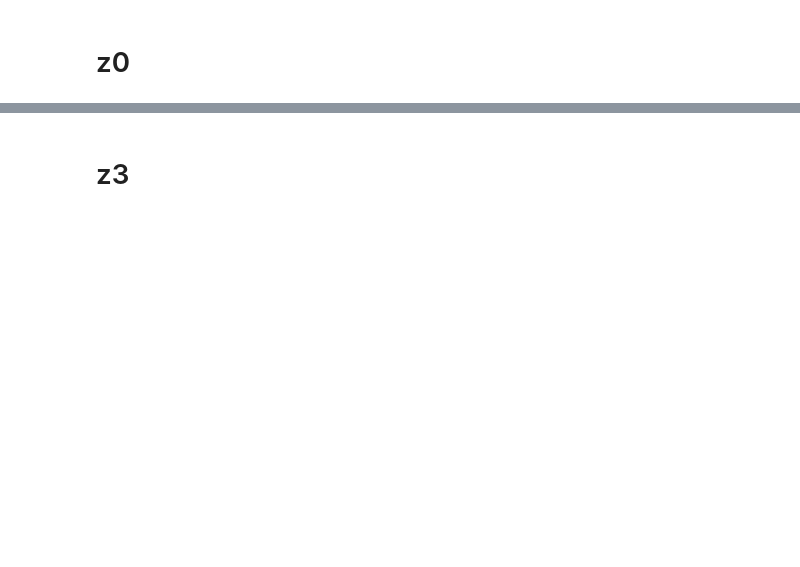
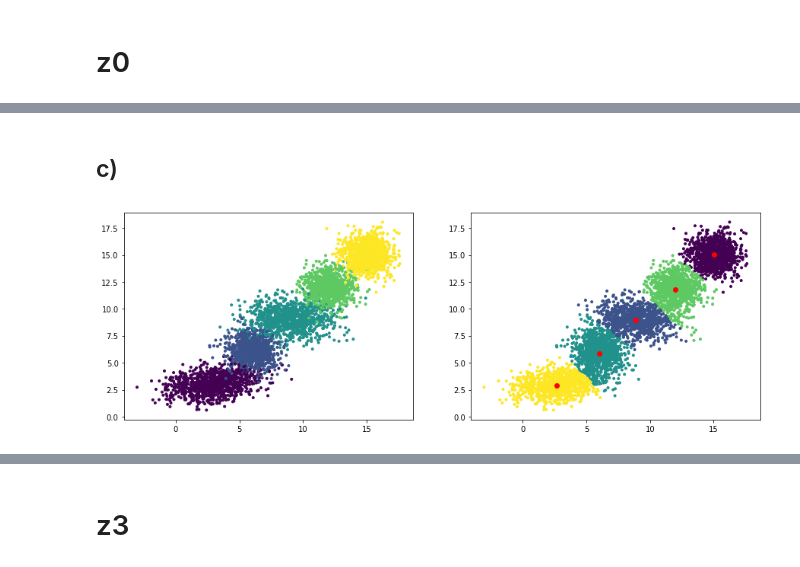
Before and after one commit to iCarrrot/DM, a Jupyter notebook: 3/lista 3.ipynb, the cells around one changed output, grey strips where cells are left out. Cells and saved outputs as stored; diff of their text form; code cells hidden in the pictures; blank space fills up the shorter version.

```diff
--- a/3/lista 3.ipynb
+++ b/3/lista 3.ipynb
@@ -54,0 +105,7 @@ type(iris.feature_names)
+# %% [markdown]
+## c)
+# %%
+Sigma[:,:,0] = np.array([[3,1],[1,1]])
+plotData_KMeans(N,d,K,p,mi,Sigma)
+# %% [output]
+[figure, added]
```
Also changed, not shown: parts of 20 cells of this notebook.
